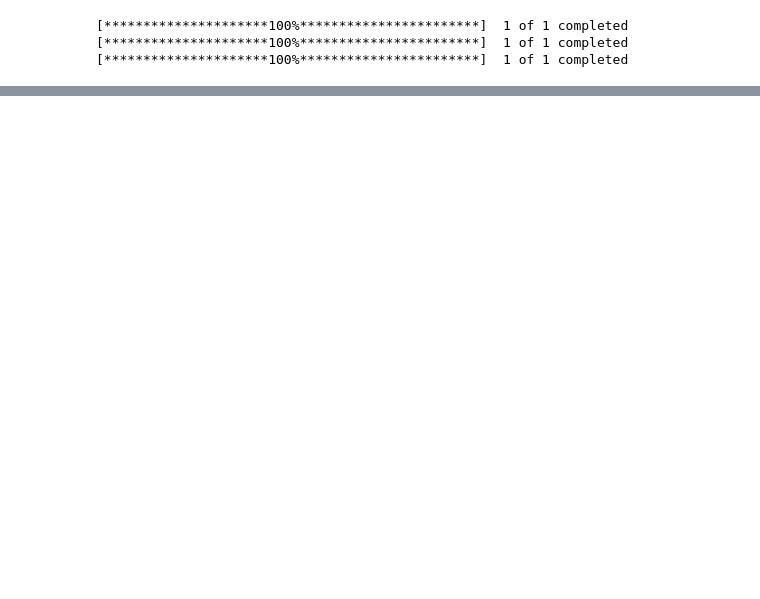
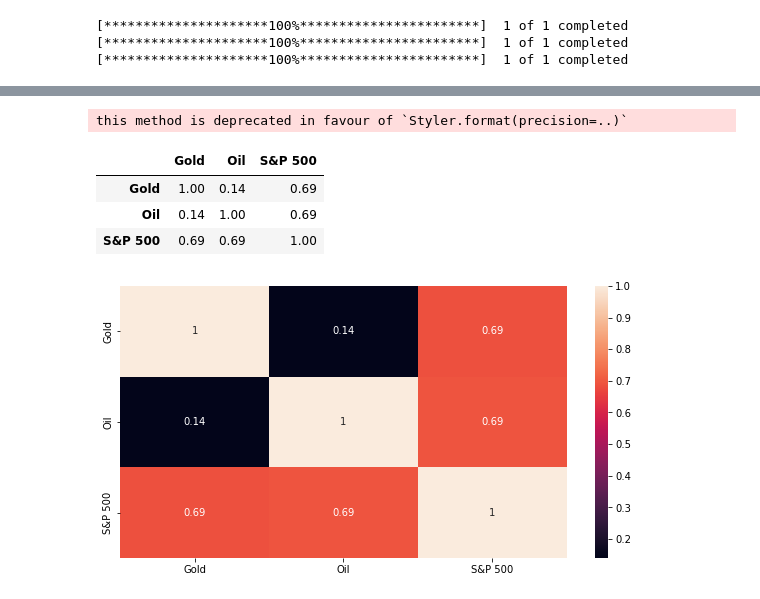
Before and after one commit to livelyvinay4u/Project1_group1, a Jupyter notebook: Project 1 Code.ipynb, the cells around one changed output, grey strips where cells are left out. Cells and saved outputs as stored; diff of their text form; code cells hidden in the pictures; blank space fills up the shorter version.

Commit message:
New graphs and interactive plots (sample)

```diff
--- a/Project 1 Code.ipynb
+++ b/Project 1 Code.ipynb
@@ -15,17 +17,17 @@ import json
 # Gold
 
 gold = yf.download('GC=F', period='max')
-gold_data = pd.DataFrame(gold['Close']).pct_change().dropna().rename(columns={"Close": "Gold"})
+gold_data = pd.DataFrame(gold['Close']).dropna().rename(columns={"Close": "Gold"})
 
 # Oil
 
 oil = yf.download("CL=F", period='max')
-oil_data = pd.DataFrame(oil['Close']).pct_change().dropna().rename(columns={"Close": "Oil"})
+oil_data = pd.DataFrame(oil['Close']).dropna().rename(columns={"Close": "Oil"})
 
 # S&P 500
 
 snp = yf.download('^GSPC', period='max')
-snp_data = pd.DataFrame(snp['Close']).pct_change().dropna().rename(columns={"Close": "S&P 500"})
+snp_data = pd.DataFrame(snp['Close']).dropna().rename(columns={"Close": "S&P 500"})
 # %% [output]
 [*********************100%***********************]  1 of 1 completed
 [*********************100%***********************]  1 of 1 completed
@@ -97,0 +117,12 @@ event_short = pd.concat(
+# %%
+covid_corr = event_covid.corr()
+plt.figure(figsize=(10, 5))
+sns.heatmap(covid_corr, annot=True)
+covid_corr.style.background_gradient(cmap = "coolwarm").set_precision(2)
+# %% [output]
+this method is deprecated in favour of `Styler.format(precision=..)`
+|  | Gold | Oil | S&P 500 |
+| Gold | 1.00 | 0.14 | 0.69 |
+| Oil | 0.14 | 1.00 | 0.69 |
+| S&P 500 | 0.69 | 0.69 | 1.00 |
+[figure, added]
```
Also changed, not shown: parts of 12 cells of this notebook.
